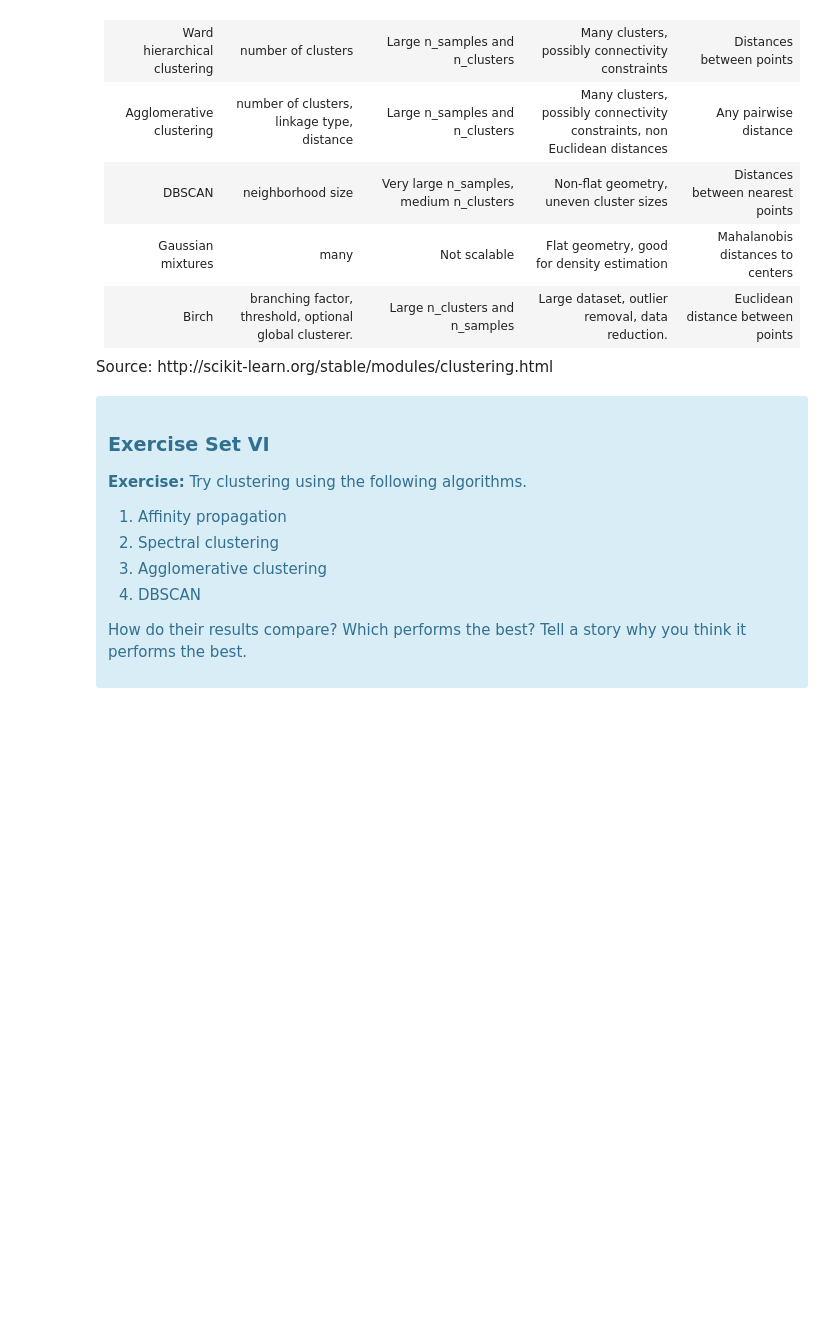
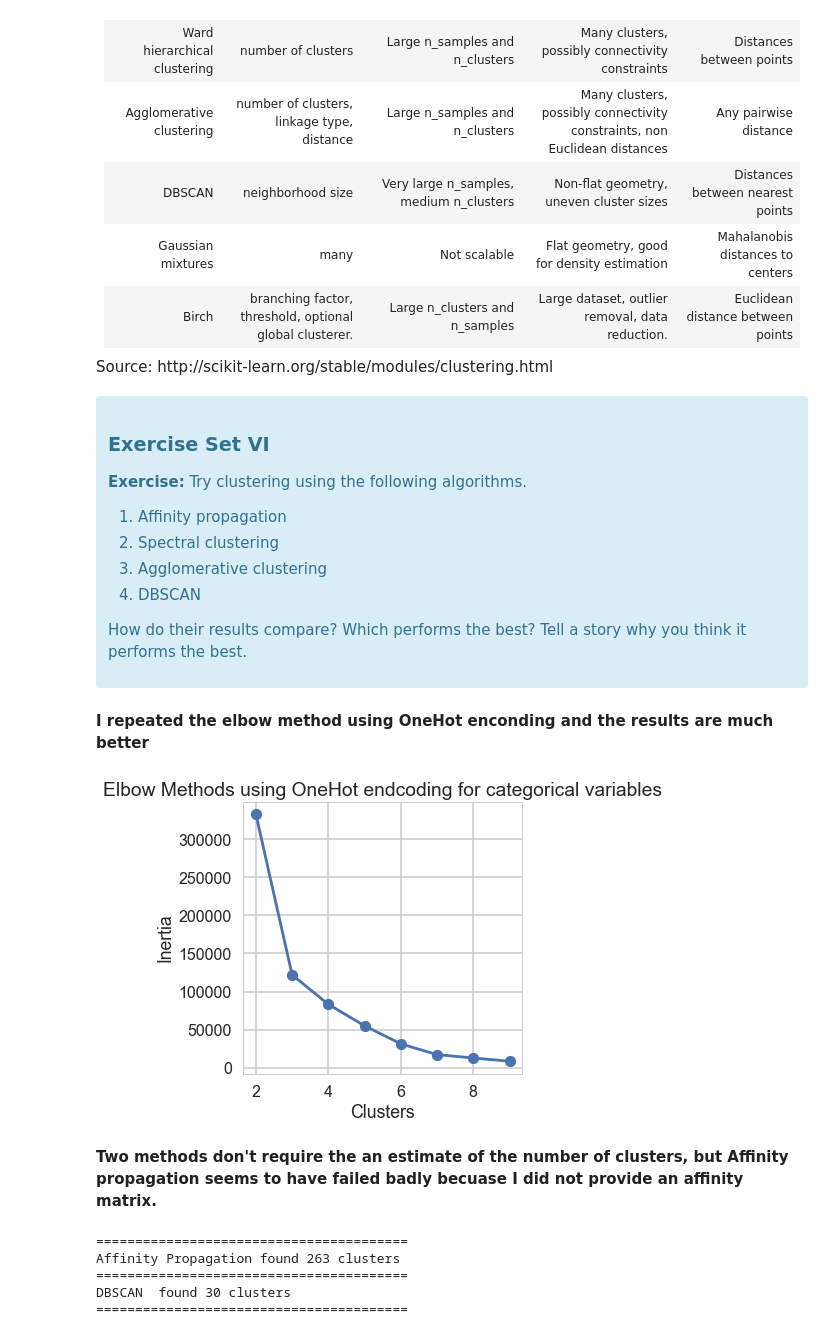
Before and after one commit to JCardenasRdz/SpringBoard, a Jupyter notebook: Projects/18_Clustering/Mini_Project_Clustering_Julio.ipynb, the cells around one changed output. Drawn from its saved outputs; the diff is of its cells as text; code cells hidden in the pictures; blank space fills up the shorter version.

Commit message:
Finished clustering mini project (18)

```diff
--- a/Projects/18_Clustering/Mini_Project_Clustering_Julio.ipynb
+++ b/Projects/18_Clustering/Mini_Project_Clustering_Julio.ipynb
@@ -551,0 +553,16 @@ Source: http://scikit-learn.org/stable/modules/clustering.html
+# %% [markdown]
+**I repeated the elbow method using OneHot enconding and the results are much better**
+# %%
+elbow_OneHot()
+# %% [output]
+[figure, added]
+# %% [markdown]
+**Two methods don't require the an estimate of the number of clusters, but Affinity propagation seems to have failed badly becuase I did not provide an affinity matrix.**
+# %%
+describe_no_K_needed()
+# %% [output]
+========================================
+Affinity Propagation found 263 clusters
+========================================
+DBSCAN  found 30 clusters
+========================================
```
Also changed, not shown: parts of 6 cells of this notebook, 1 other file.
